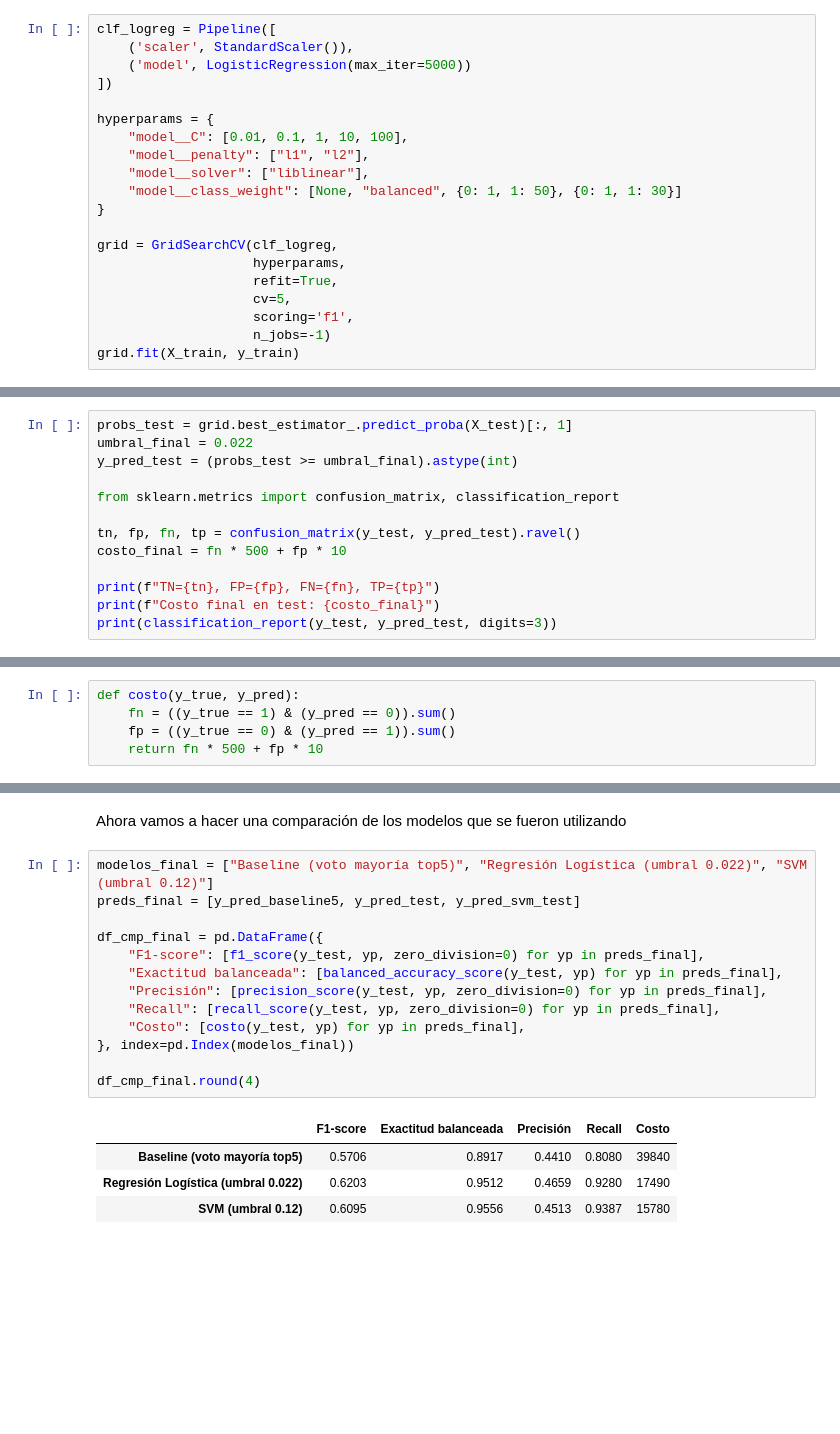
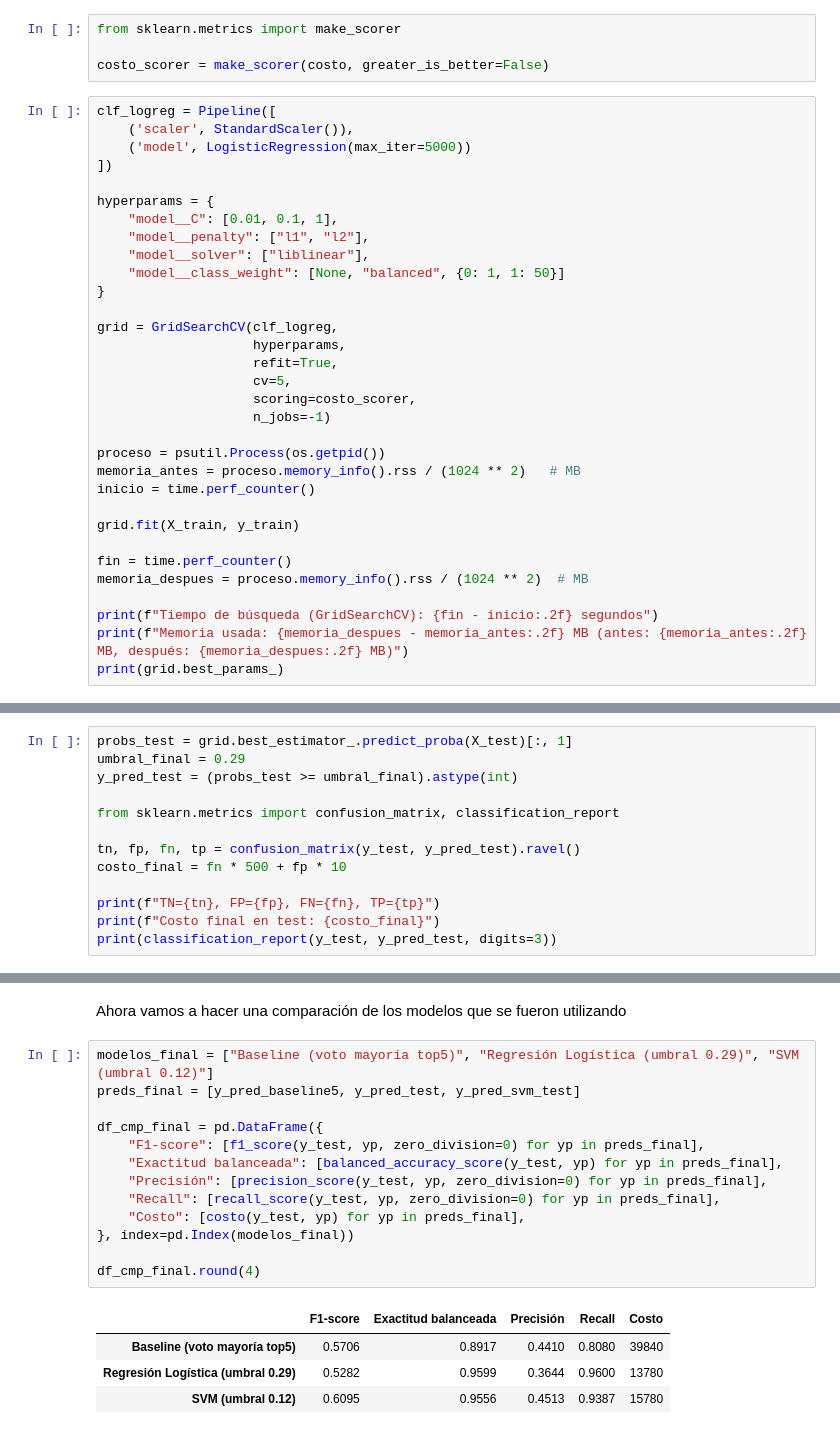
Before and after one commit to gonza29811/TP-AdMaq, a Jupyter notebook: Scania.ipynb, the cells around one changed output, grey strips where cells are left out. Saved outputs shown, nothing was run; the diff lists cells and outputs as text; blank space fills up the shorter version.

```diff
--- a/Scania.ipynb
+++ b/Scania.ipynb
@@ -239,3 +250,7 @@ df_cmp.round(4)
+# %%
+from sklearn.metrics import make_scorer
+
+costo_scorer = make_scorer(costo, greater_is_better=False)
 # %%
 clf_logreg = Pipeline([
     ('scaler', StandardScaler()),
@@ -243,17 +258,29 @@ clf_logreg = Pipeline([
 ])
 
 hyperparams = {
-    "model__C": [0.01, 0.1, 1, 10, 100],
+    "model__C": [0.01, 0.1, 1],
     "model__penalty": ["l1", "l2"],
     "model__solver": ["liblinear"],
-    "model__class_weight": [None, "balanced", {0: 1, 1: 50}, {0: 1, 1: 30}]
+    "model__class_weight": [None, "balanced", {0: 1, 1: 50}]
 }
 
 grid = GridSearchCV(clf_logreg,
                     hyperparams,
                     refit=True,
                     cv=5,
-                    scoring='f1',
+                    scoring=costo_scorer,
                     n_jobs=-1)
+
+proceso = psutil.Process(os.getpid())
+memoria_antes = proceso.memory_info().rss / (1024 ** 2)   # MB
+inicio = time.perf_counter()
+
 grid.fit(X_train, y_train)
+
+fin = time.perf_counter()
+memoria_despues = proceso.memory_info().rss / (1024 ** 2)  # MB
+
+print(f"Tiempo de búsqueda (GridSearchCV): {fin - inicio:.2f} segundos")
+print(f"Memoria usada: {memoria_despues - memoria_antes:.2f} MB (antes: {memoria_antes:.2f} MB, después: {memoria_despues:.2f} MB)")
+print(grid.best_params_)
 # %% [output]
@@ -412,6 +436,6 @@ Name: 12, dtype: float64
 # %%
 probs_test = grid.best_estimator_.predict_proba(X_test)[:, 1]
-umbral_final = 0.022
+umbral_final = 0.29
 y_pred_test = (probs_test >= umbral_final).astype(int)
 
 from sklearn.metrics import confusion_matrix, classification_report
@@ -544,8 +595,3 @@ Lo que podemos hacer para mejorar la seleccion de hiperparametros es utilizar un
-# %%
-def costo(y_true, y_pred):
-    fn = ((y_true == 1) & (y_pred == 0)).sum()
-    fp = ((y_true == 0) & (y_pred == 1)).sum()
-    return fn * 500 + fp * 10
 # %% [markdown]
 Se agrega la funcion make_scorer que esto le permite a la busqueda de hiperparametros que mejan el costo del problema, que es minimizarlo, en lugar de utilizar alguna metrica especifica.
 # %%
@@ -799,20 +885,20 @@ weighted avg      0.986     0.972     0.977     16000
 # %% [markdown]
 Ahora vamos a hacer una comparación de los modelos que se fueron utilizando
 # %%
-modelos_final = ["Baseline (voto mayoría top5)", "Regresión Logística (umbral 0.022)", "SVM (umbral 0.12)"]
+modelos_final = ["Baseline (voto mayoría top5)", "Regresión Logística (umbral 0.29)", "SVM (umbral 0.12)"]
 preds_final = [y_pred_baseline5, y_pred_test, y_pred_svm_test]
 
 df_cmp_final = pd.DataFrame({
     "F1-score": [f1_score(y_test, yp, zero_division=0) for yp in preds_final],
     "Exactitud balanceada": [balanced_accuracy_score(y_test, yp) for yp in preds_final],
     "Precisión": [precision_score(y_test, yp, zero_division=0) for yp in preds_final],
     "Recall": [recall_score(y_test, yp, zero_division=0) for yp in preds_final],
     "Costo": [costo(y_test, yp) for yp in preds_final],
 }, index=pd.Index(modelos_final))
 
 df_cmp_final.round(4)
 # %% [output]
 |  | F1-score | Exactitud balanceada | Precisión | Recall | Costo |
 | Baseline (voto mayoría top5) | 0.5706 | 0.8917 | 0.4410 | 0.8080 | 39840 |
-| Regresión Logística (umbral 0.022) | 0.6203 | 0.9512 | 0.4659 | 0.9280 | 17490 |
+| Regresión Logística (umbral 0.29) | 0.5282 | 0.9599 | 0.3644 | 0.9600 | 13780 |
 | SVM (umbral 0.12) | 0.6095 | 0.9556 | 0.4513 | 0.9387 | 15780 |
```
Also changed, not shown: parts of 66 cells of this notebook.
